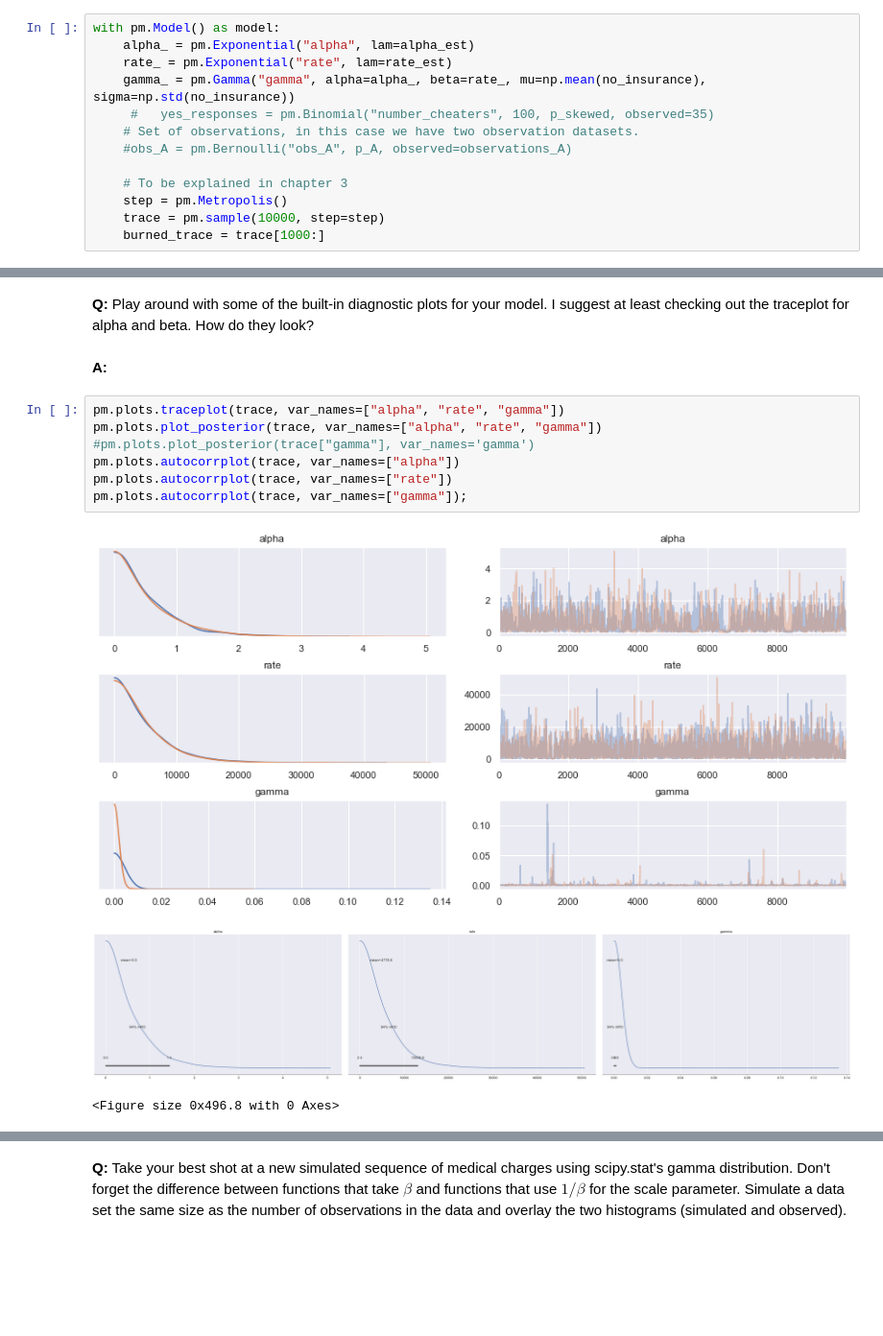
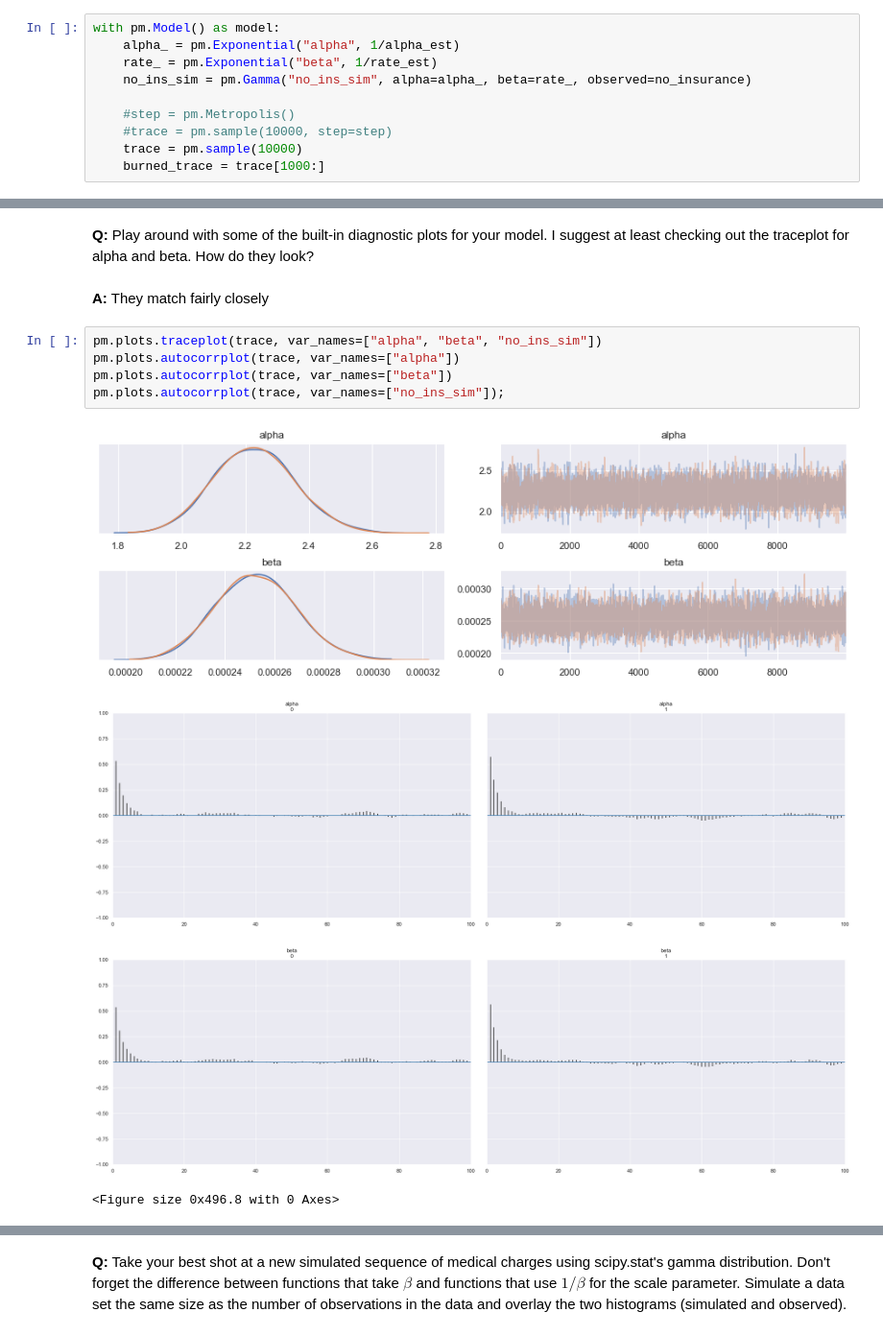
Before and after one commit to dfarkins/Springboard, a Jupyter notebook: Inferential_Statistics_Project3/inferential_statistics_3-Q.ipynb, the cells around one changed output, grey strips where cells are left out. Shown: that part at 96% size. Cells and saved outputs as stored; diff of their text form; blank space fills up the shorter version.

```diff
--- a/Inferential_Statistics_Project3/inferential_statistics_3-Q.ipynb
+++ b/Inferential_Statistics_Project3/inferential_statistics_3-Q.ipynb
@@ -109,15 +109,12 @@ Hint: you may find it helpful to work backwards. Start with your `pm.Gamma`, and
 __A:__
 # %%
 with pm.Model() as model:
-    alpha_ = pm.Exponential("alpha", lam=alpha_est)
-    rate_ = pm.Exponential("rate", lam=rate_est)
-    gamma_ = pm.Gamma("gamma", alpha=alpha_, beta=rate_, mu=np.mean(no_insurance), sigma=np.std(no_insurance))
-     #   yes_responses = pm.Binomial("number_cheaters", 100, p_skewed, observed=35)
-    # Set of observations, in this case we have two observation datasets.
-    #obs_A = pm.Bernoulli("obs_A", p_A, observed=observations_A)
+    alpha_ = pm.Exponential("alpha", 1/alpha_est)
+    rate_ = pm.Exponential("beta", 1/rate_est)
+    no_ins_sim = pm.Gamma("no_ins_sim", alpha=alpha_, beta=rate_, observed=no_insurance)
 
-    # To be explained in chapter 3
-    step = pm.Metropolis()
-    trace = pm.sample(10000, step=step)
+    #step = pm.Metropolis()
+    #trace = pm.sample(10000, step=step)
+    trace = pm.sample(10000)
     burned_trace = trace[1000:]
 # %% [output]
@@ -148,15 +181,14 @@ Shape.0
 # %% [markdown]
 __Q:__ Play around with some of the built-in diagnostic plots for your model. I suggest at least checking out the traceplot for alpha and beta. How do they look?
 # %% [markdown]
-__A:__
+__A:__  They match fairly closely
 # %%
-pm.plots.traceplot(trace, var_names=["alpha", "rate", "gamma"])
-pm.plots.plot_posterior(trace, var_names=["alpha", "rate", "gamma"])
-#pm.plots.plot_posterior(trace["gamma"], var_names='gamma')
+pm.plots.traceplot(trace, var_names=["alpha", "beta", "no_ins_sim"])
 pm.plots.autocorrplot(trace, var_names=["alpha"])
-pm.plots.autocorrplot(trace, var_names=["rate"])
-pm.plots.autocorrplot(trace, var_names=["gamma"]);
+pm.plots.autocorrplot(trace, var_names=["beta"])
+pm.plots.autocorrplot(trace, var_names=["no_ins_sim"]);
 # %% [output]
-[figure, old version]
+[figure, new version]
-[figure, old version]
+[figure, new version]
+[figure, new version]
 <Figure size 0x496.8 with 0 Axes>
```
Also changed, not shown: parts of 11 cells of this notebook.
